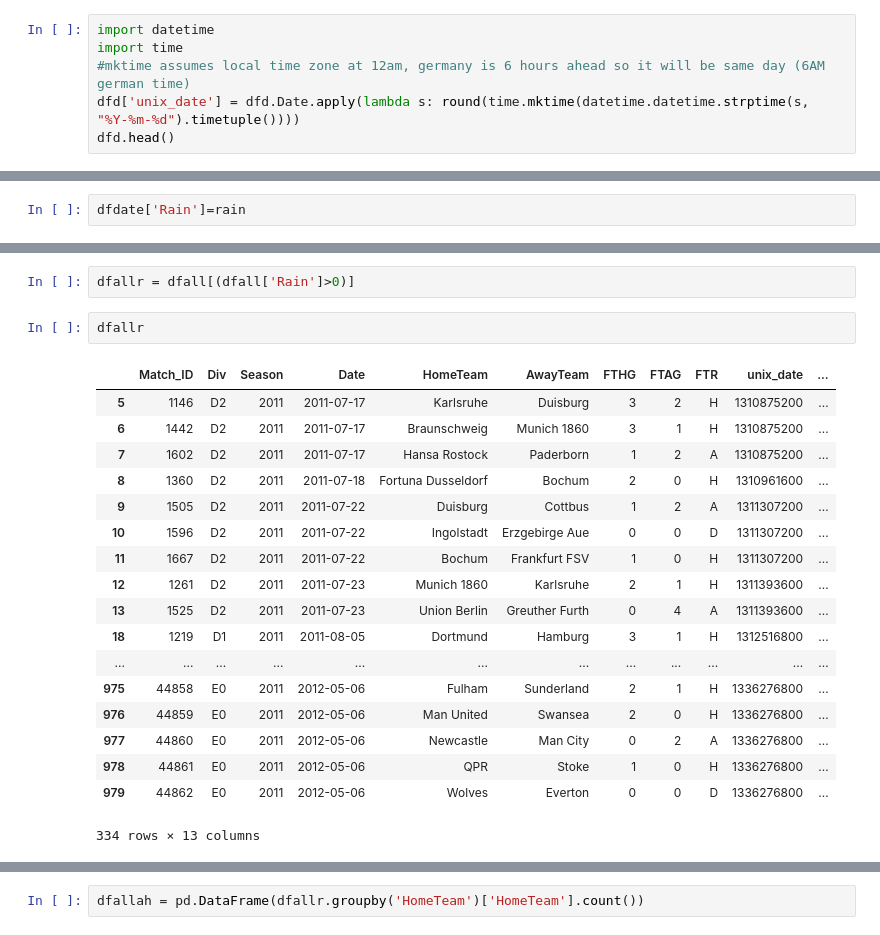
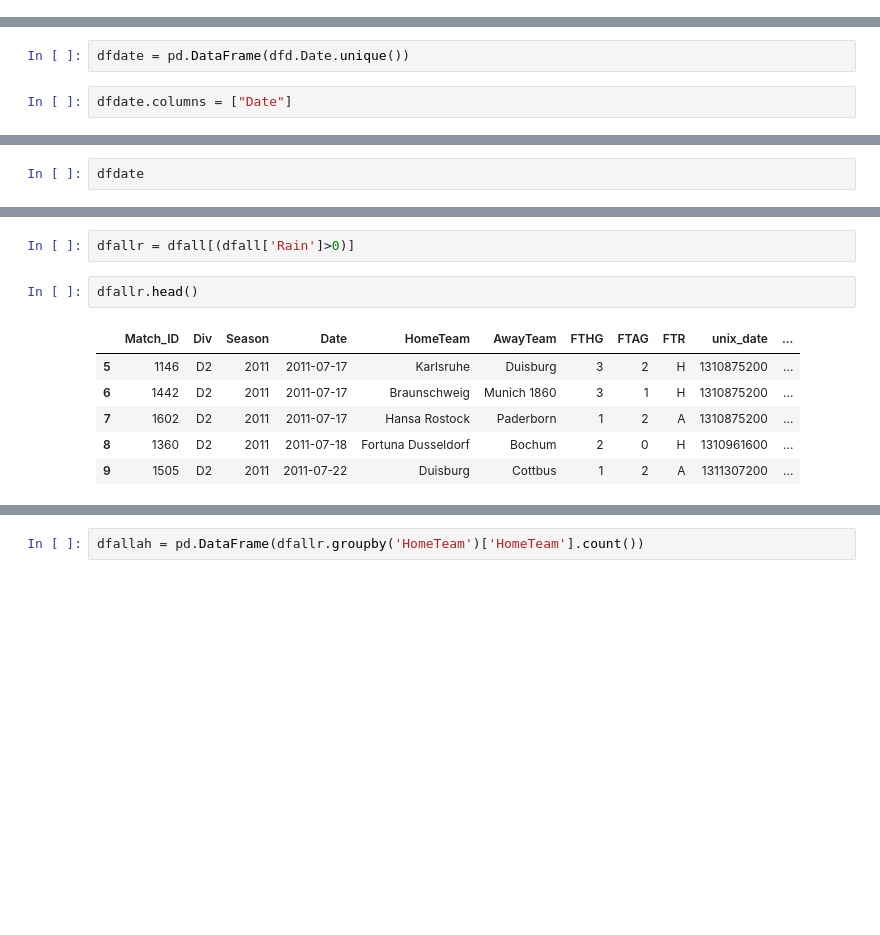
Before and after one commit to phoebetwong/flatiron_mod2proj, a Jupyter notebook: mod2lab_PW_FINAL.ipynb, the cells around one changed output, grey strips where cells are left out. Saved outputs shown, nothing was run; the diff lists cells and outputs as text; blank space fills up the shorter version.

```diff
--- a/mod2lab_PW_FINAL.ipynb
+++ b/mod2lab_PW_FINAL.ipynb
@@ -714,6 +697,0 @@ len(dfd)
-# %%
-import datetime
-import time
-#mktime assumes local time zone at 12am, germany is 6 hours ahead so it will be same day (6AM german time)
-dfd['unix_date'] = dfd.Date.apply(lambda s: round(time.mktime(datetime.datetime.strptime(s, "%Y-%m-%d").timetuple())))
-dfd.head()
@@ -742,0 +698,4 @@ Name: url, dtype: object
+# %%
+dfdate = pd.DataFrame(dfd.Date.unique())
+# %%
+dfdate.columns = ["Date"]
@@ -788,2 +799,2 @@ dfr.head()
 # %%
-dfdate['Rain']=rain
+dfdate
@@ -834,23 +906,11 @@ dfall.head(10)
 # %%
 dfallr = dfall[(dfall['Rain']>0)]
 # %%
-dfallr
+dfallr.head()
 # %% [output]
 |  | Match_ID | Div | Season | Date | HomeTeam | AwayTeam | FTHG | FTAG | FTR | unix_date | ... |
 | 5 | 1146 | D2 | 2011 | 2011-07-17 | Karlsruhe | Duisburg | 3 | 2 | H | 1310875200 | ... |
 | 6 | 1442 | D2 | 2011 | 2011-07-17 | Braunschweig | Munich 1860 | 3 | 1 | H | 1310875200 | ... |
 | 7 | 1602 | D2 | 2011 | 2011-07-17 | Hansa Rostock | Paderborn | 1 | 2 | A | 1310875200 | ... |
 | 8 | 1360 | D2 | 2011 | 2011-07-18 | Fortuna Dusseldorf | Bochum | 2 | 0 | H | 1310961600 | ... |
 | 9 | 1505 | D2 | 2011 | 2011-07-22 | Duisburg | Cottbus | 1 | 2 | A | 1311307200 | ... |
-| 10 | 1596 | D2 | 2011 | 2011-07-22 | Ingolstadt | Erzgebirge Aue | 0 | 0 | D | 1311307200 | ... |
-| 11 | 1667 | D2 | 2011 | 2011-07-22 | Bochum | Frankfurt FSV | 1 | 0 | H | 1311307200 | ... |
-| 12 | 1261 | D2 | 2011 | 2011-07-23 | Munich 1860 | Karlsruhe | 2 | 1 | H | 1311393600 | ... |
-| 13 | 1525 | D2 | 2011 | 2011-07-23 | Union Berlin | Greuther Furth | 0 | 4 | A | 1311393600 | ... |
-| 18 | 1219 | D1 | 2011 | 2011-08-05 | Dortmund | Hamburg | 3 | 1 | H | 1312516800 | ... |
-| ... | ... | ... | ... | ... | ... | ... | ... | ... | ... | ... | ... |
-| 975 | 44858 | E0 | 2011 | 2012-05-06 | Fulham | Sunderland | 2 | 1 | H | 1336276800 | ... |
-| 976 | 44859 | E0 | 2011 | 2012-05-06 | Man United | Swansea | 2 | 0 | H | 1336276800 | ... |
-| 977 | 44860 | E0 | 2011 | 2012-05-06 | Newcastle | Man City | 0 | 2 | A | 1336276800 | ... |
-| 978 | 44861 | E0 | 2011 | 2012-05-06 | QPR | Stoke | 1 | 0 | H | 1336276800 | ... |
-| 979 | 44862 | E0 | 2011 | 2012-05-06 | Wolves | Everton | 0 | 0 | D | 1336276800 | ... |
-334 rows × 13 columns
```
Also changed, not shown: parts of 26 cells of this notebook, 1 other file.
